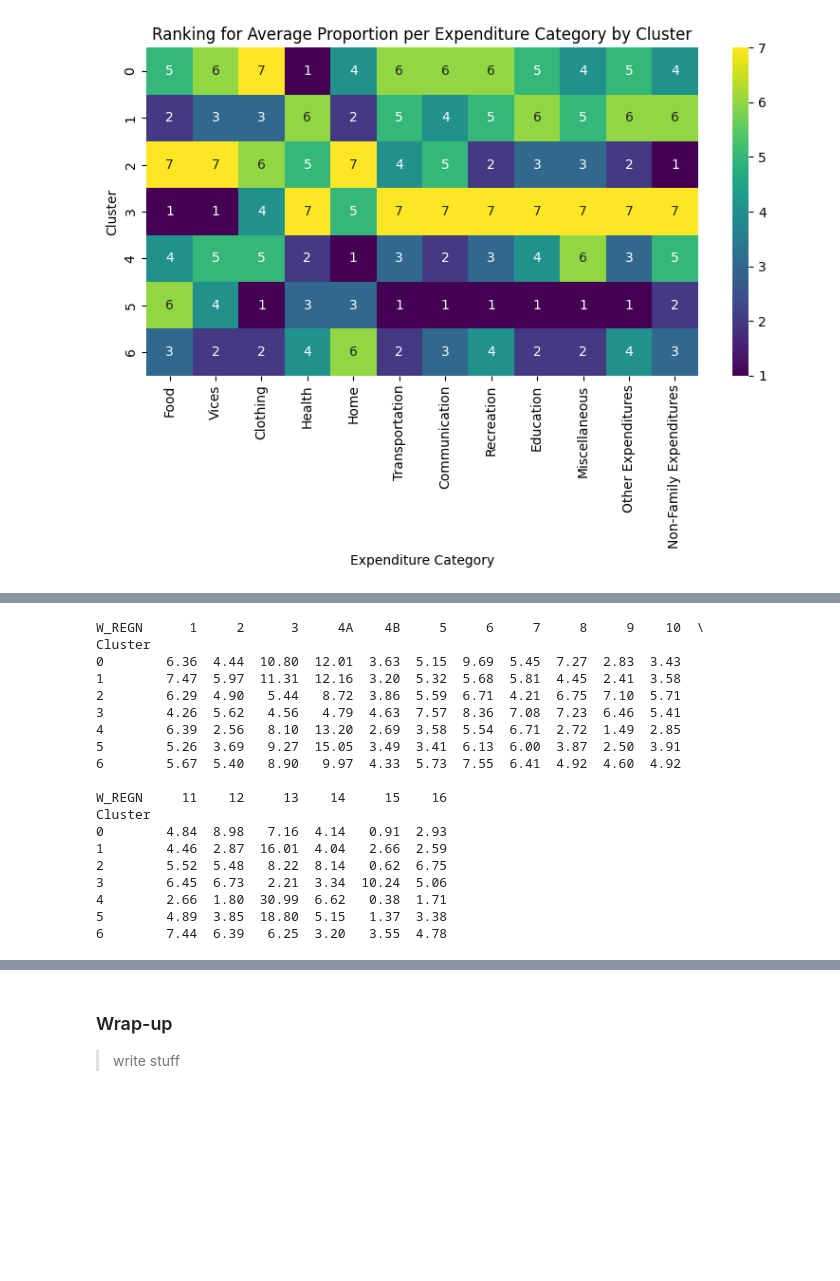
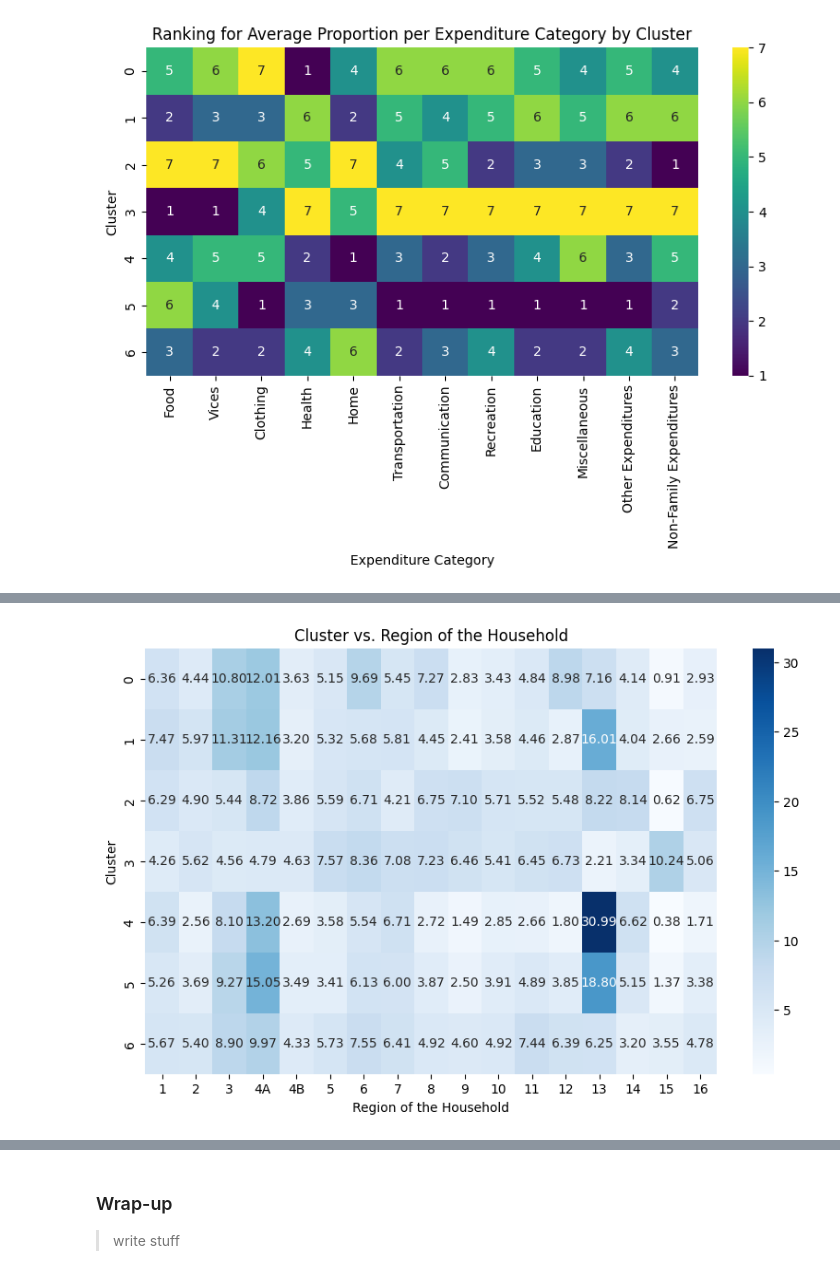
Before and after one commit to qu1r0ra/psa-dataset-analysis, a Jupyter notebook: fie-analysis.ipynb, the cells around one changed output, grey strips where cells are left out. Saved outputs shown, nothing was run; the diff lists cells and outputs as text; code cells hidden in the pictures; blank space fills up the shorter version.

```diff
--- a/fie-analysis.ipynb
+++ b/fie-analysis.ipynb
@@ -1732,22 +1756,4 @@ Cluster
 # %%
-display_crosstab_by_cluster('W_REGN', reindex=w_regn_reindex)
+visualize_crosstab_by_cluster('W_REGN', reindex=w_regn_reindex)
 # %% [output]
-W_REGN      1     2      3     4A    4B     5     6     7     8     9    10  \
-Cluster
-0        6.36  4.44  10.80  12.01  3.63  5.15  9.69  5.45  7.27  2.83  3.43
-1        7.47  5.97  11.31  12.16  3.20  5.32  5.68  5.81  4.45  2.41  3.58
-2        6.29  4.90   5.44   8.72  3.86  5.59  6.71  4.21  6.75  7.10  5.71
-3        4.26  5.62   4.56   4.79  4.63  7.57  8.36  7.08  7.23  6.46  5.41
-4        6.39  2.56   8.10  13.20  2.69  3.58  5.54  6.71  2.72  1.49  2.85
-5        5.26  3.69   9.27  15.05  3.49  3.41  6.13  6.00  3.87  2.50  3.91
-6        5.67  5.40   8.90   9.97  4.33  5.73  7.55  6.41  4.92  4.60  4.92
-
-W_REGN     11    12     13    14     15    16
-Cluster
-0        4.84  8.98   7.16  4.14   0.91  2.93
-1        4.46  2.87  16.01  4.04   2.66  2.59
-2        5.52  5.48   8.22  8.14   0.62  6.75
-3        6.45  6.73   2.21  3.34  10.24  5.06
-4        2.66  1.80  30.99  6.62   0.38  1.71
-5        4.89  3.85  18.80  5.15   1.37  3.38
-6        7.44  6.39   6.25  3.20   3.55  4.78
+[figure, added]
```
Also changed, not shown: parts of 31 cells of this notebook.
